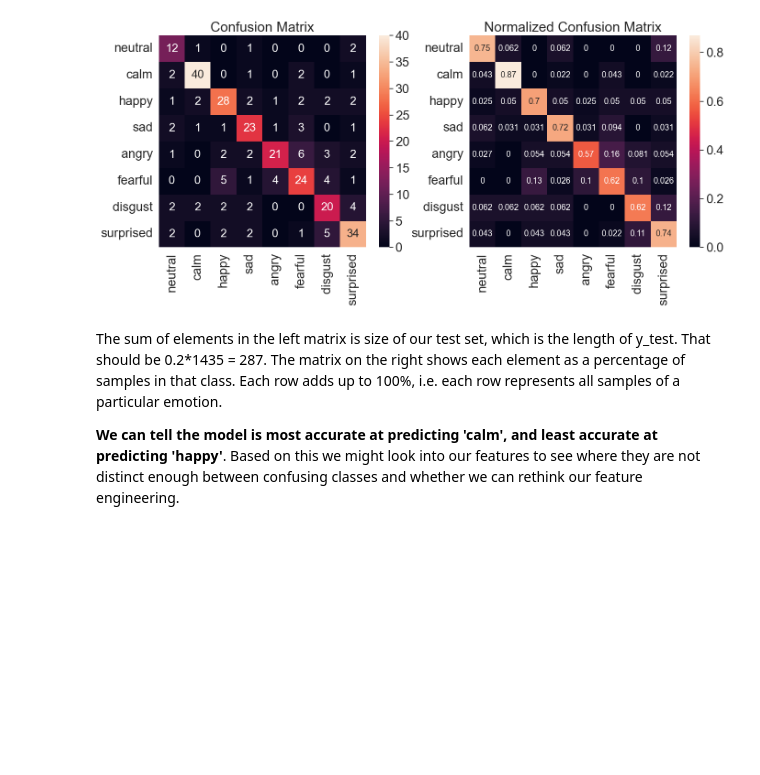
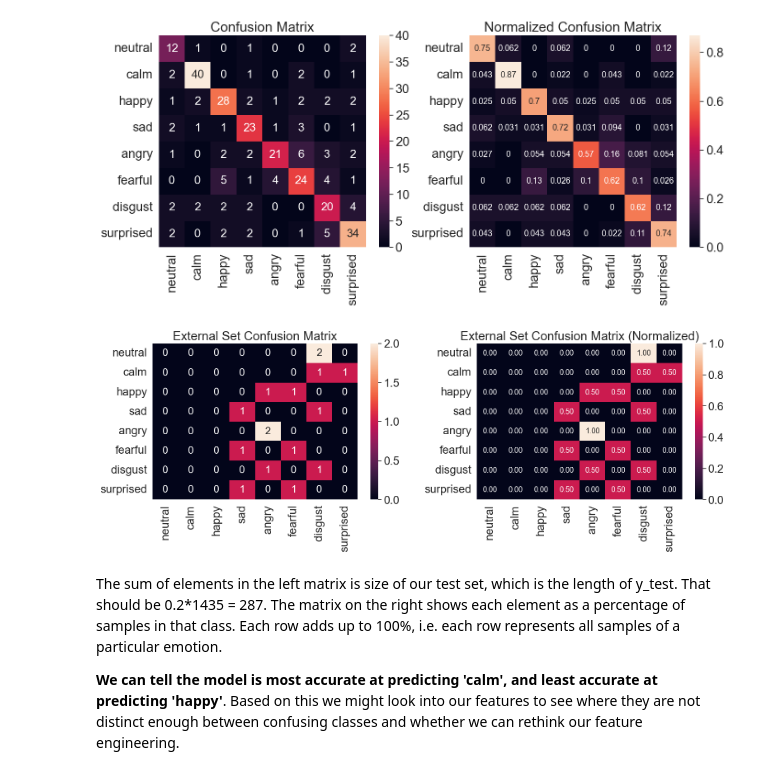
Before and after one commit to Tuleen03/Week4-NeuralNetworks, a Jupyter notebook: Week4__Neural_Networks.ipynb, the cells around one changed output. Cells and saved outputs as stored; diff of their text form; code cells hidden in the pictures; blank space fills up the shorter version.

```diff
--- a/Week4__Neural_Networks.ipynb
+++ b/Week4__Neural_Networks.ipynb
@@ -710,6 +728,46 @@ sn.heatmap(confmatrix_df_norm, annot=True, annot_kws={"size": 13}) #annot_kws is
 plt.show()
 # %% [output]
 [figure]
+# %%
+from sklearn.metrics import confusion_matrix
+import seaborn as sn
+import pandas as pd
+import matplotlib.pyplot as plt
+
+# get predictions on your external set
+ext_emotion_predictions = model.predict(myfeatures_scaled)
+ext_emotion_groundtruth = myemotions.squeeze()   # 1D if single-column DF
+
+# set labels for matrix axes from emotions
+emotion_list = ['neutral','calm','happy','sad','angry','fearful','disgust','surprised']
+emotion_name  = [e for e in emotion_list]
+
+# build confusion matrix and normalized confusion matrix
+conf_matrix = confusion_matrix(ext_emotion_groundtruth, ext_emotion_predictions,
+                               labels=emotion_list)
+conf_matrix_norm = confusion_matrix(ext_emotion_groundtruth, ext_emotion_predictions,
+                                    labels=emotion_list, normalize='true')
+
+# make DataFrames for pretty labels
+confmatrix_df = pd.DataFrame(conf_matrix, index=emotion_name, columns=emotion_name)
+confmatrix_df_norm = pd.DataFrame(conf_matrix_norm, index=emotion_name, columns=emotion_name)
+
+# plot confusion matrices
+plt.figure(figsize=(16,6))
+sn.set(font_scale=1.8)
+
+plt.subplot(1,2,1)
+plt.title('External Set Confusion Matrix')
+sn.heatmap(confmatrix_df, annot=True, fmt='d', annot_kws={"size": 18})
+
+plt.subplot(1,2,2)
+plt.title('External Set Confusion Matrix (Normalized)')
+sn.heatmap(confmatrix_df_norm, annot=True, fmt='.2f', annot_kws={"size": 13})
+
+plt.tight_layout()
+plt.show()
+# %% [output]
+[figure, added]
 # %% [markdown]
 The sum of elements in the left matrix is size of our test set, which is the length of y_test. That should be 0.2*1435 = 287. The matrix on the right shows each element as a percentage of samples in that class. Each row adds up to 100%, i.e. each row represents all samples of a particular emotion.
 
```
Also changed, not shown: parts of 15 cells of this notebook.
